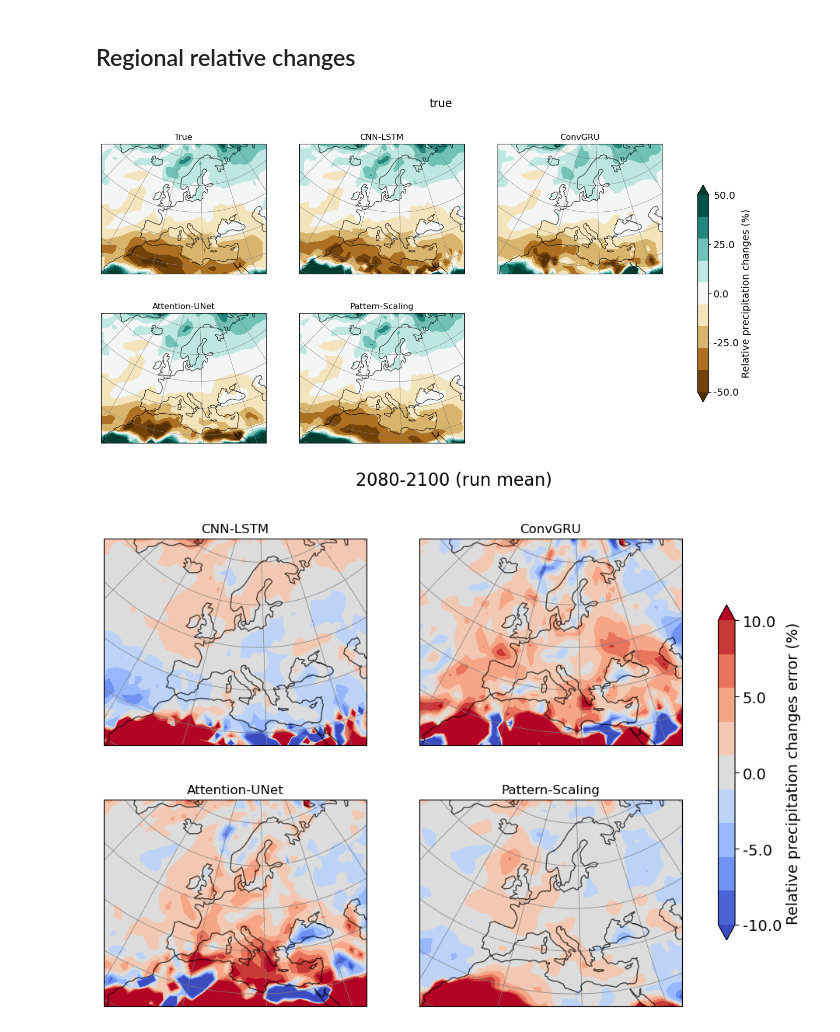
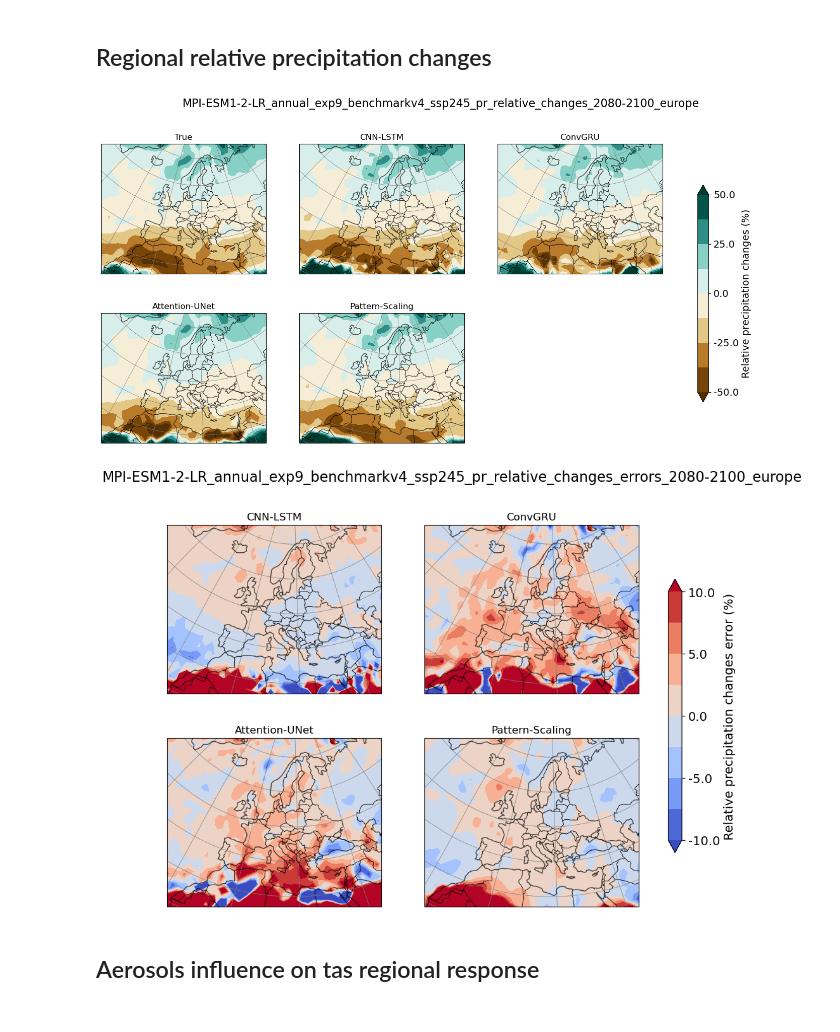
Before and after one commit to zoeleila/scenarIA, a Jupyter notebook: src/plots/regional_study.ipynb, the cells around one changed output. Cells and saved outputs as stored; diff of their text form; code cells hidden in the pictures.

```diff
--- a/src/plots/regional_study.ipynb
+++ b/src/plots/regional_study.ipynb
@@ -66,2 +49,2 @@ y_hat_ds_dict = {'CNN-LSTM': xr.open_dataset(pred_path / f'MPI-ESM1-2-LR_annual_
 # %% [markdown]
-## Regional relative changes
+## Regional relative precipitation changes
@@ -68,5 +70,6 @@ y_hat_ds_dict = {'CNN-LSTM': xr.open_dataset(pred_path / f'MPI-ESM1-2-LR_annual_
 # %%
-def regional_maps(data, lat, lon, lims, title, cmap='BrBG', label='',ncols=2, nrows=None, domain=[0,360,-90,90], figsize_per_ax=(6, 6), log_scale=False):
+def regional_maps(data, lat, lon, lims, title, cmap='BrBG', label='',ncols=2, nrows=None,
+                  domain=[0,360,-90,90], figsize_per_ax=(6, 6), log_scale=False, projection= ccrs.Robinson(), save_dir=None):
     """
     data : dict {nom_du_test: carte 2D (lat, lon)}
     lat, lon : coordonnées communes à toutes les cartes
@@ -82,7 +85,7 @@ def regional_maps(data, lat, lon, lims, title, cmap='BrBG', label='',ncols=2, nr
     fig, axes = plt.subplots(
         nrows, ncols,
         figsize=(figsize_per_ax[0] * ncols, figsize_per_ax[1] * nrows),
-        subplot_kw={"projection": ccrs.RotatedPole(pole_latitude=39.25, pole_longitude=-162.0)}
+        subplot_kw={"projection": projection}
     )
     # uniformiser en tableau 1D d'axes, même s'il n'y a qu'un seul subplot
     axes = np.atleast_1d(axes).flatten()
@@ -90,11 +93,12 @@ def regional_maps(data, lat, lon, lims, title, cmap='BrBG', label='',ncols=2, nr
     if lims is not None:
         if log_scale:
             #levels = np.geomspace(lims[0], lims[1], 10)
-            levels=None
+            levels = np.geomspace(lims[0], lims[1], 9)
             norm = mcolors.LogNorm(vmin=lims[0], vmax=lims[1])
         else:
-            levels = np.linspace(lims[0], lims[1], 10)
+            levels = np.linspace(lims[0], lims[1], 9)
             norm = None
+
     else:
         levels = None
         norm = None
@@ -103,7 +107,12 @@ def regional_maps(data, lat, lon, lims, title, cmap='BrBG', label='',ncols=2, nr
 
     cs = None
     for ax, (name, arr) in zip(axes, data.items()):
+
+        if log_scale: # Sinon on traite les données nulles comme des nan
+            floor_value = lims[0]
+            arr = np.where(arr <= 0, floor_value, arr)
         data_cyclic, lon_cyclic = add_cyclic_point(arr, coord=lon)  # because lon_max = 358.1
+
 
         cs = ax.contourf(
             lon_cyclic,
@@ -113,10 +122,13 @@ def regional_maps(data, lat, lon, lims, title, cmap='BrBG', label='',ncols=2, nr
             levels=levels,
             transform=ccrs.PlateCarree(),
             extend='both',
-            norm = norm
+            norm=norm
         )
         ax.add_feature(cfeature.COASTLINE, edgecolor='black', linewidth=1, zorder=10, alpha=0.7)
-        ax.set_extent(domain, crs=ccrs.PlateCarree())
+        ax.add_feature(cfeature.BORDERS, edgecolor='black', linewidth=0.6)
+
+        if domain != [0,360,-90,90]:
+            ax.set_extent(domain, crs=ccrs.PlateCarree())
         ax.gridlines(
             draw_labels=False,
             linewidth=0.5,
@@ -142,15 +154,23 @@ def regional_maps(data, lat, lon, lims, title, cmap='BrBG', label='',ncols=2, nr
     cbar.ax.tick_params(labelsize=14)
     if lims is not None:
         if log_scale:
-            ticks = np.geomspace(lims[0], lims[1], 5)
-            cbar.set_ticks(ticks)
+            cbar.ax.yaxis.set_major_locator(ticker.LogLocator(base=10, subs=(1,)))
+            cbar.ax.yaxis.set_minor_locator(ticker.LogLocator(base=10, subs='all'))
+            cbar.ax.yaxis.set_minor_formatter(ticker.NullFormatter())
+
+            def log_fmt(x, pos):
+                exponent = int(round(np.log10(x)))
+                return r'$10^{%d}$' % exponent
+
+            cbar.ax.yaxis.set_major_formatter(ticker.FuncFormatter(log_fmt))
         else:
             ticks = np.linspace(lims[0], lims[1], 5)
             cbar.set_ticks(ticks)
 
             cbar.set_ticklabels([str(round(float(i), 2 if log_scale else 1)) for i in ticks])
 
-    plt.show()
+    if save_dir:
+        plt.savefig(save_dir / f'{title}_regional_maps.png')
 # %%
 # Relative changes
 domain= [-22, 45, 27, 72]
@@ -165,31 +185,37 @@ regional_maps(data,
              y.lat.values,
              y.lon.values,
              lims=lims,
-             title='true',
+             title=title_base + 'ssp245_pr_relative_changes_2080-2100_europe',
               domain=domain,
             label='Relative precipitation changes (%)',
-             ncols=3, nrows=None, figsize_per_ax=(6, 4))
+             ncols=3, nrows=None, figsize_per_ax=(6, 4),
+             projection=europe_proj,
+             save_dir= save_dir)
 # %% [output]
-[figure, old version]
+[figure, new version]
 # %%
 # Relative changes errors
 
 lims = [-10, 10]
 
 data = {}
 y_relative_changes = (y.sel(time=slice('2080', '2100')).mean(dim='time').values - clim) / clim * 100
 for test, y_hat in y_hat_ds_dict.items():
     data[test] = (y_hat.sel(time=slice('2080', '2100')).mean('time').mean('run').values - clim) / clim * 100 - y_relative_changes
 
 regional_maps(data,
              y.lat.values,
              y.lon.values,
              lims=lims,
-             title='2080-2100 (run mean)',
+             title=title_base +'ssp245_pr_relative_changes_errors_2080-2100_europe',
               domain=domain,
               label='Relative precipitation changes error (%)',
              cmap='coolwarm',
-             ncols=2, nrows=None, figsize_per_ax=(6, 4))
+             ncols=2, nrows=None, figsize_per_ax=(6, 4),
+             projection=europe_proj,
+             save_dir=save_dir)
 # %% [output]
-[figure, old version]
+[figure, new version]
+# %% [markdown]
+## Aerosols influence on tas regional response
 # %%
```
Also changed, not shown: parts of 9 cells of this notebook, 20 other files.
